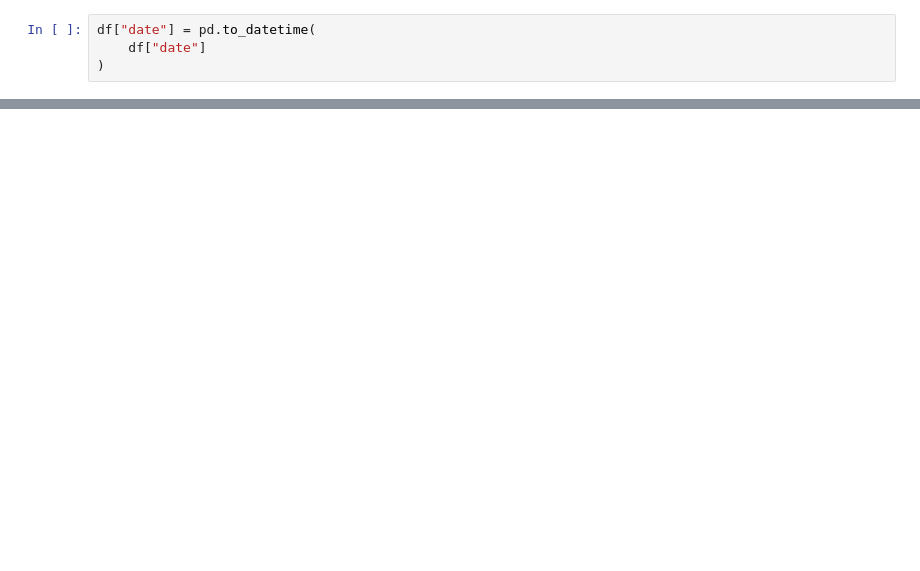
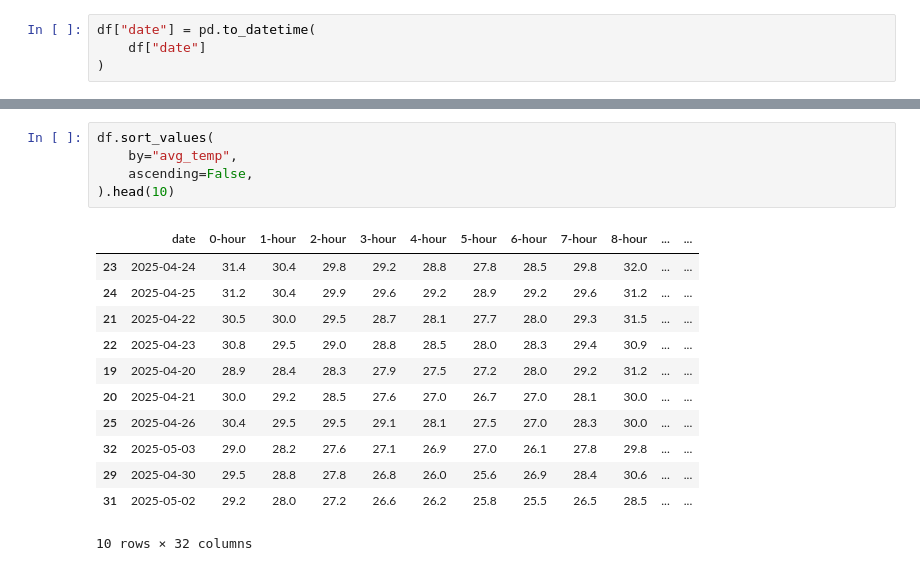
Before and after one commit to siddharthramanand2024/basics, a Jupyter notebook: weather_analysis.ipynb, the cells around one changed output, grey strips where cells are left out. Saved outputs shown, nothing was run; the diff lists cells and outputs as text; blank space fills up the shorter version.

```diff
--- a/weather_analysis.ipynb
+++ b/weather_analysis.ipynb
@@ -105,0 +198,18 @@ df.to_csv(
+# %%
+df.sort_values(
+    by="avg_temp",
+    ascending=False,
+).head(10)
+# %% [output]
+|  | date | 0-hour | 1-hour | 2-hour | 3-hour | 4-hour | 5-hour | 6-hour | 7-hour | 8-hour | ... | ... |
+| 23 | 2025-04-24 | 31.4 | 30.4 | 29.8 | 29.2 | 28.8 | 27.8 | 28.5 | 29.8 | 32.0 | ... | ... |
+| 24 | 2025-04-25 | 31.2 | 30.4 | 29.9 | 29.6 | 29.2 | 28.9 | 29.2 | 29.6 | 31.2 | ... | ... |
+| 21 | 2025-04-22 | 30.5 | 30.0 | 29.5 | 28.7 | 28.1 | 27.7 | 28.0 | 29.3 | 31.5 | ... | ... |
+| 22 | 2025-04-23 | 30.8 | 29.5 | 29.0 | 28.8 | 28.5 | 28.0 | 28.3 | 29.4 | 30.9 | ... | ... |
+| 19 | 2025-04-20 | 28.9 | 28.4 | 28.3 | 27.9 | 27.5 | 27.2 | 28.0 | 29.2 | 31.2 | ... | ... |
+| 20 | 2025-04-21 | 30.0 | 29.2 | 28.5 | 27.6 | 27.0 | 26.7 | 27.0 | 28.1 | 30.0 | ... | ... |
+| 25 | 2025-04-26 | 30.4 | 29.5 | 29.5 | 29.1 | 28.1 | 27.5 | 27.0 | 28.3 | 30.0 | ... | ... |
+| 32 | 2025-05-03 | 29.0 | 28.2 | 27.6 | 27.1 | 26.9 | 27.0 | 26.1 | 27.8 | 29.8 | ... | ... |
+| 29 | 2025-04-30 | 29.5 | 28.8 | 27.8 | 26.8 | 26.0 | 25.6 | 26.9 | 28.4 | 30.6 | ... | ... |
+| 31 | 2025-05-02 | 29.2 | 28.0 | 27.2 | 26.6 | 26.2 | 25.8 | 25.5 | 26.5 | 28.5 | ... | ... |
+10 rows × 32 columns
```
Also changed, not shown: parts of 21 cells of this notebook, 6 other files.
